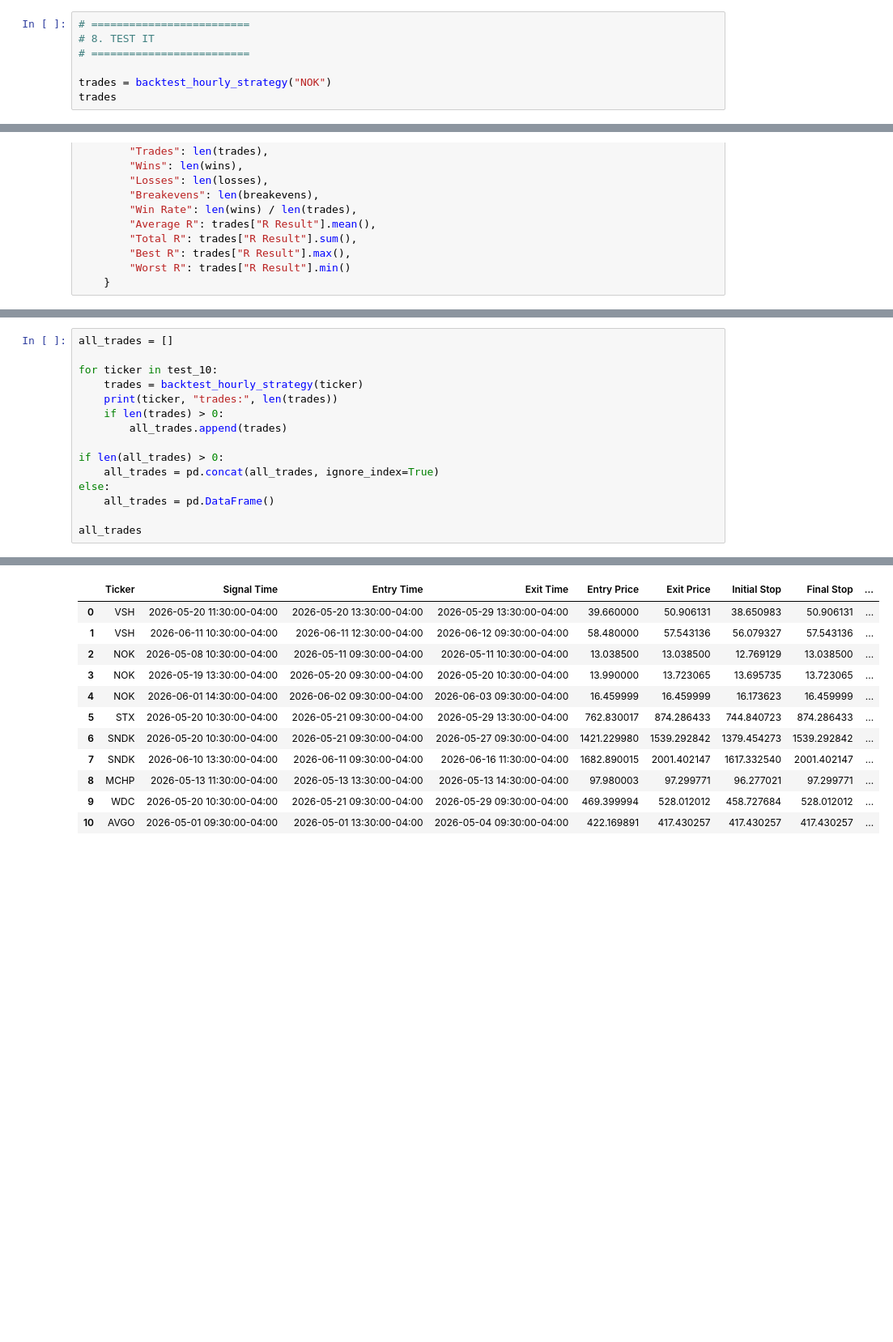
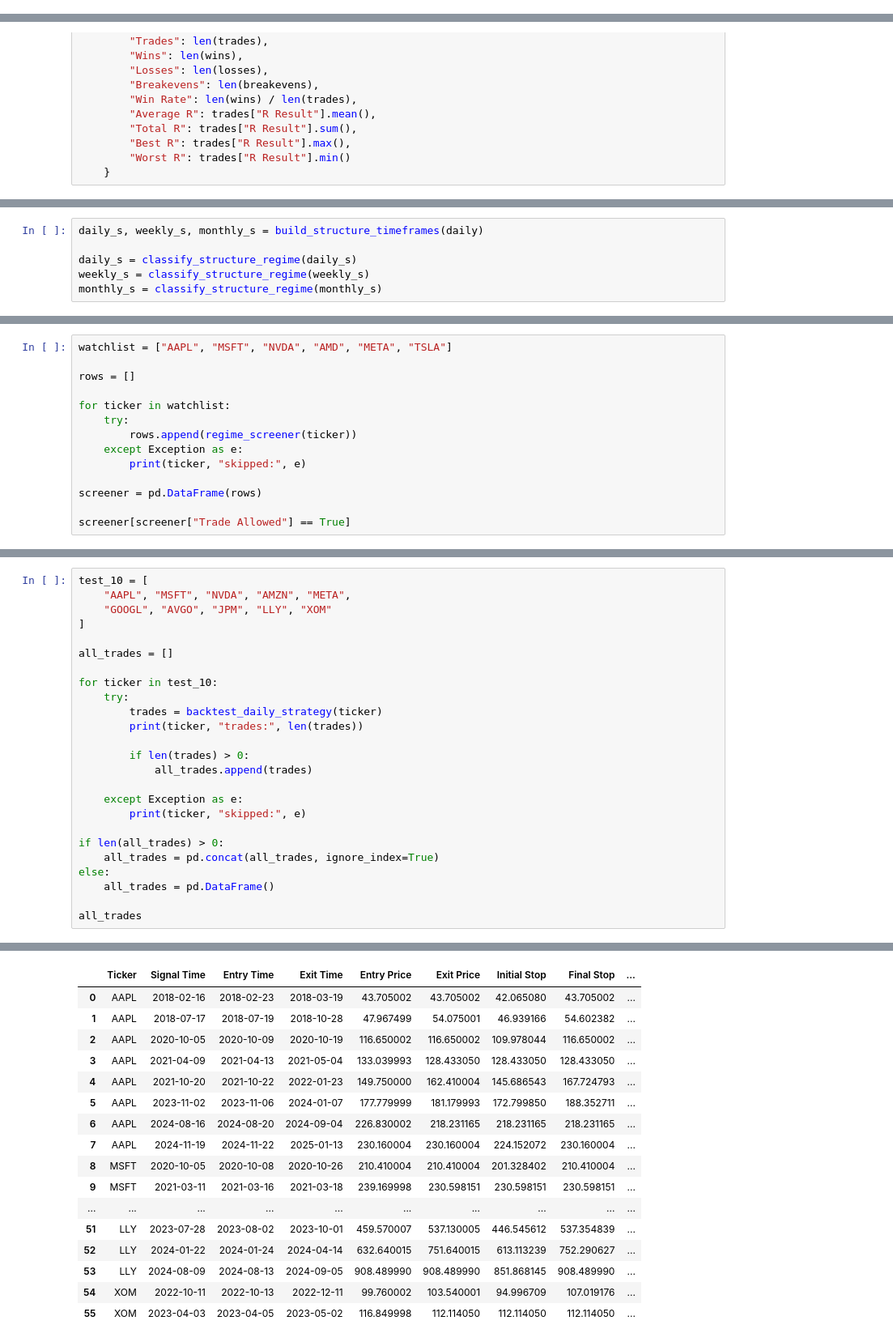
Before and after one commit to michellelclaw-svg/Secure-Algorithmic-Trading-Platform-, a Jupyter notebook: MIKESnotebooks/strategy_research.ipynb, the cells around one changed output, grey strips where cells are left out. Shown at 81% size. Cells and saved outputs as stored; diff of their text form; blank space fills up the shorter version.

Commit message:
Add bullish regime filter backtest

```diff
--- a/MIKESnotebooks/strategy_research.ipynb
+++ b/MIKESnotebooks/strategy_research.ipynb
@@ -419,7 +144,0 @@ def backtest_hourly_strategy(symbol):
-# %%
-# =========================
-# 8. TEST IT
-# =========================
-
-trades = backtest_hourly_strategy("NOK")
-trades
@@ -482,0 +925,6 @@ test_10 = ["VSH", "NOK", "STX", "SNDK", "META", "MCHP", "WDC", "AVGO", "WOLF", "
+# %%
+daily_s, weekly_s, monthly_s = build_structure_timeframes(daily)
+
+daily_s = classify_structure_regime(daily_s)
+weekly_s = classify_structure_regime(weekly_s)
+monthly_s = classify_structure_regime(monthly_s)
@@ -482,0 +1033,14 @@ test_10 = ["VSH", "NOK", "STX", "SNDK", "META", "MCHP", "WDC", "AVGO", "WOLF", "
+# %%
+watchlist = ["AAPL", "MSFT", "NVDA", "AMD", "META", "TSLA"]
+
+rows = []
+
+for ticker in watchlist:
+    try:
+        rows.append(regime_screener(ticker))
+    except Exception as e:
+        print(ticker, "skipped:", e)
+
+screener = pd.DataFrame(rows)
+
+screener[screener["Trade Allowed"] == True]
@@ -483,11 +1052,21 @@ test_10 = ["VSH", "NOK", "STX", "SNDK", "META", "MCHP", "WDC", "AVGO", "WOLF", "
 # %%
+test_10 = [
+    "AAPL", "MSFT", "NVDA", "AMZN", "META",
+    "GOOGL", "AVGO", "JPM", "LLY", "XOM"
+]
+
 all_trades = []
 
 for ticker in test_10:
-    trades = backtest_hourly_strategy(ticker)
-    print(ticker, "trades:", len(trades))
-    if len(trades) > 0:
-        all_trades.append(trades)
+    try:
+        trades = backtest_daily_strategy(ticker)
+        print(ticker, "trades:", len(trades))
+
+        if len(trades) > 0:
+            all_trades.append(trades)
+
+    except Exception as e:
+        print(ticker, "skipped:", e)
 
 if len(all_trades) > 0:
     all_trades = pd.concat(all_trades, ignore_index=True)
@@ -509,15 +1088,20 @@ NFLX trades: 0
 |  | Ticker | Signal Time | Entry Time | Exit Time | Entry Price | Exit Price | Initial Stop | Final Stop | ... |
-| 0 | VSH | 2026-05-20 11:30:00-04:00 | 2026-05-20 13:30:00-04:00 | 2026-05-29 13:30:00-04:00 | 39.660000 | 50.906131 | 38.650983 | 50.906131 | ... |
-| 1 | VSH | 2026-06-11 10:30:00-04:00 | 2026-06-11 12:30:00-04:00 | 2026-06-12 09:30:00-04:00 | 58.480000 | 57.543136 | 56.079327 | 57.543136 | ... |
-| 2 | NOK | 2026-05-08 10:30:00-04:00 | 2026-05-11 09:30:00-04:00 | 2026-05-11 10:30:00-04:00 | 13.038500 | 13.038500 | 12.769129 | 13.038500 | ... |
-| 3 | NOK | 2026-05-19 13:30:00-04:00 | 2026-05-20 09:30:00-04:00 | 2026-05-20 10:30:00-04:00 | 13.990000 | 13.723065 | 13.695735 | 13.723065 | ... |
-| 4 | NOK | 2026-06-01 14:30:00-04:00 | 2026-06-02 09:30:00-04:00 | 2026-06-03 09:30:00-04:00 | 16.459999 | 16.459999 | 16.173623 | 16.459999 | ... |
-| 5 | STX | 2026-05-20 10:30:00-04:00 | 2026-05-21 09:30:00-04:00 | 2026-05-29 13:30:00-04:00 | 762.830017 | 874.286433 | 744.840723 | 874.286433 | ... |
-| 6 | SNDK | 2026-05-20 10:30:00-04:00 | 2026-05-21 09:30:00-04:00 | 2026-05-27 09:30:00-04:00 | 1421.229980 | 1539.292842 | 1379.454273 | 1539.292842 | ... |
-| 7 | SNDK | 2026-06-10 13:30:00-04:00 | 2026-06-11 09:30:00-04:00 | 2026-06-16 11:30:00-04:00 | 1682.890015 | 2001.402147 | 1617.332540 | 2001.402147 | ... |
-| 8 | MCHP | 2026-05-13 11:30:00-04:00 | 2026-05-13 13:30:00-04:00 | 2026-05-13 14:30:00-04:00 | 97.980003 | 97.299771 | 96.277021 | 97.299771 | ... |
-| 9 | WDC | 2026-05-20 10:30:00-04:00 | 2026-05-21 09:30:00-04:00 | 2026-05-29 09:30:00-04:00 | 469.399994 | 528.012012 | 458.727684 | 528.012012 | ... |
-| 10 | AVGO | 2026-05-01 09:30:00-04:00 | 2026-05-01 13:30:00-04:00 | 2026-05-04 09:30:00-04:00 | 422.169891 | 417.430257 | 417.430257 | 417.430257 | ... |
+| 0 | AAPL | 2018-02-16 | 2018-02-23 | 2018-03-19 | 43.705002 | 43.705002 | 42.065080 | 43.705002 | ... |
+| 1 | AAPL | 2018-07-17 | 2018-07-19 | 2018-10-28 | 47.967499 | 54.075001 | 46.939166 | 54.602382 | ... |
+| 2 | AAPL | 2020-10-05 | 2020-10-09 | 2020-10-19 | 116.650002 | 116.650002 | 109.978044 | 116.650002 | ... |
+| 3 | AAPL | 2021-04-09 | 2021-04-13 | 2021-05-04 | 133.039993 | 128.433050 | 128.433050 | 128.433050 | ... |
+| 4 | AAPL | 2021-10-20 | 2021-10-22 | 2022-01-23 | 149.750000 | 162.410004 | 145.686543 | 167.724793 | ... |
+| 5 | AAPL | 2023-11-02 | 2023-11-06 | 2024-01-07 | 177.779999 | 181.179993 | 172.799850 | 188.352711 | ... |
+| 6 | AAPL | 2024-08-16 | 2024-08-20 | 2024-09-04 | 226.830002 | 218.231165 | 218.231165 | 218.231165 | ... |
+| 7 | AAPL | 2024-11-19 | 2024-11-22 | 2025-01-13 | 230.160004 | 230.160004 | 224.152072 | 230.160004 | ... |
+| 8 | MSFT | 2020-10-05 | 2020-10-08 | 2020-10-26 | 210.410004 | 210.410004 | 201.328402 | 210.410004 | ... |
+| 9 | MSFT | 2021-03-11 | 2021-03-16 | 2021-03-18 | 239.169998 | 230.598151 | 230.598151 | 230.598151 | ... |
+| ... | ... | ... | ... | ... | ... | ... | ... | ... | ... |
+| 51 | LLY | 2023-07-28 | 2023-08-02 | 2023-10-01 | 459.570007 | 537.130005 | 446.545612 | 537.354839 | ... |
+| 52 | LLY | 2024-01-22 | 2024-01-24 | 2024-04-14 | 632.640015 | 751.640015 | 613.113239 | 752.290627 | ... |
+| 53 | LLY | 2024-08-09 | 2024-08-13 | 2024-09-05 | 908.489990 | 908.489990 | 851.868145 | 908.489990 | ... |
+| 54 | XOM | 2022-10-11 | 2022-10-13 | 2022-12-11 | 99.760002 | 103.540001 | 94.996709 | 107.019176 | ... |
+| 55 | XOM | 2023-04-03 | 2023-04-05 | 2023-05-02 | 116.849998 | 112.114050 | 112.114050 | 112.114050 | ... |
 # %%
 backtest_stats(all_trades)
 # %% [output]
```
Also changed, not shown: parts of 40 cells of this notebook.
